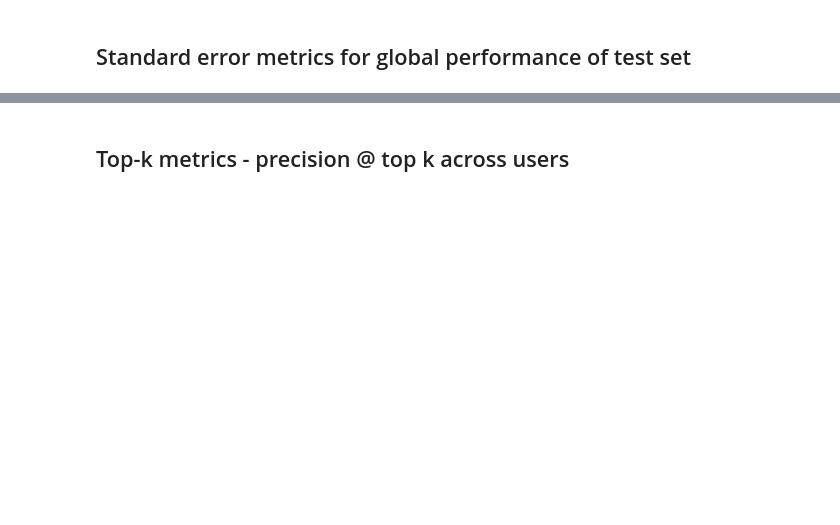
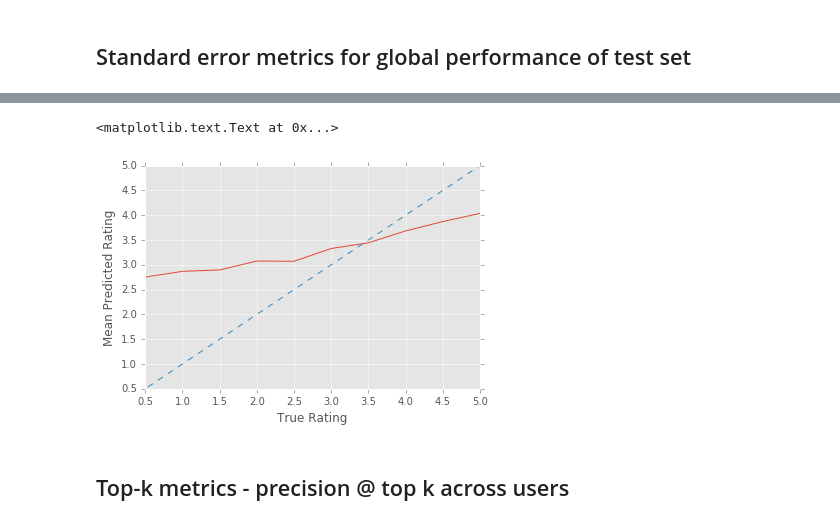
Before and after one commit to 23333333333/optsumcf, a Jupyter notebook: Collaborative Filtering.ipynb, the cells around one changed output, grey strips where cells are left out. Drawn from its saved outputs; the diff is of its cells as text; code cells hidden in the pictures; blank space fills up the shorter version.

```diff
--- a/Collaborative Filtering.ipynb
+++ b/Collaborative Filtering.ipynb
@@ -627,3 +588,14 @@ Mean Absolute Percentile Error  28.352689164 %
+# %%
+plt.plot(*test_df.groupby('rating').prediction.mean().reset_index().values.T)
+plt.plot(np.arange(0, 6), np.arange(0, 6), '--')
+plt.xlim([0.5, 5])
+plt.ylim([0.5, 5])
+plt.xlabel('True Rating')
+plt.ylabel('Mean Predicted Rating')
+# the model is a bit more conservative, this is normal
+# %% [output]
+<matplotlib.text.Text at 0x...>
+[figure, added]
 # %% [markdown]
 ## Top-k metrics - precision @ top k across users
 # %%
```
Also changed, not shown: parts of 19 cells of this notebook.
